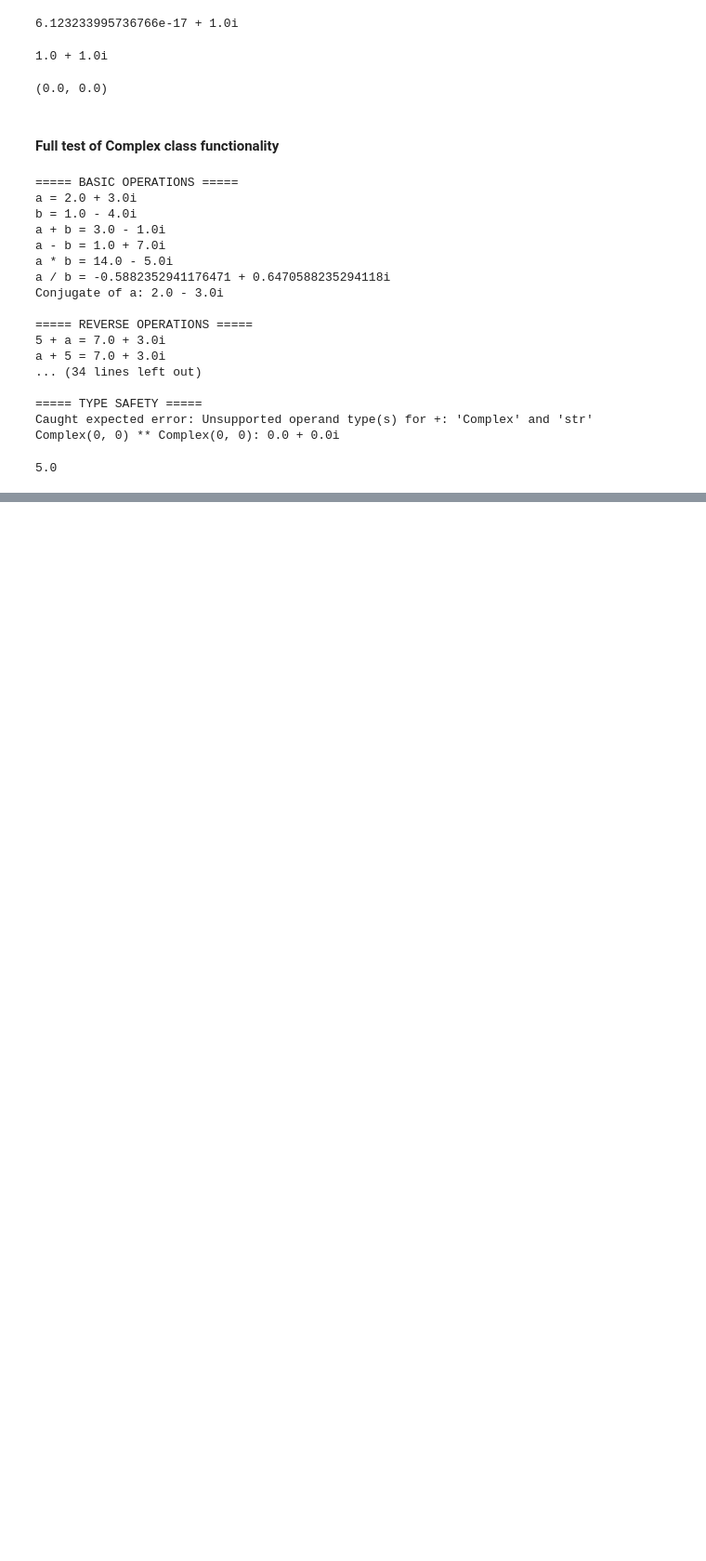
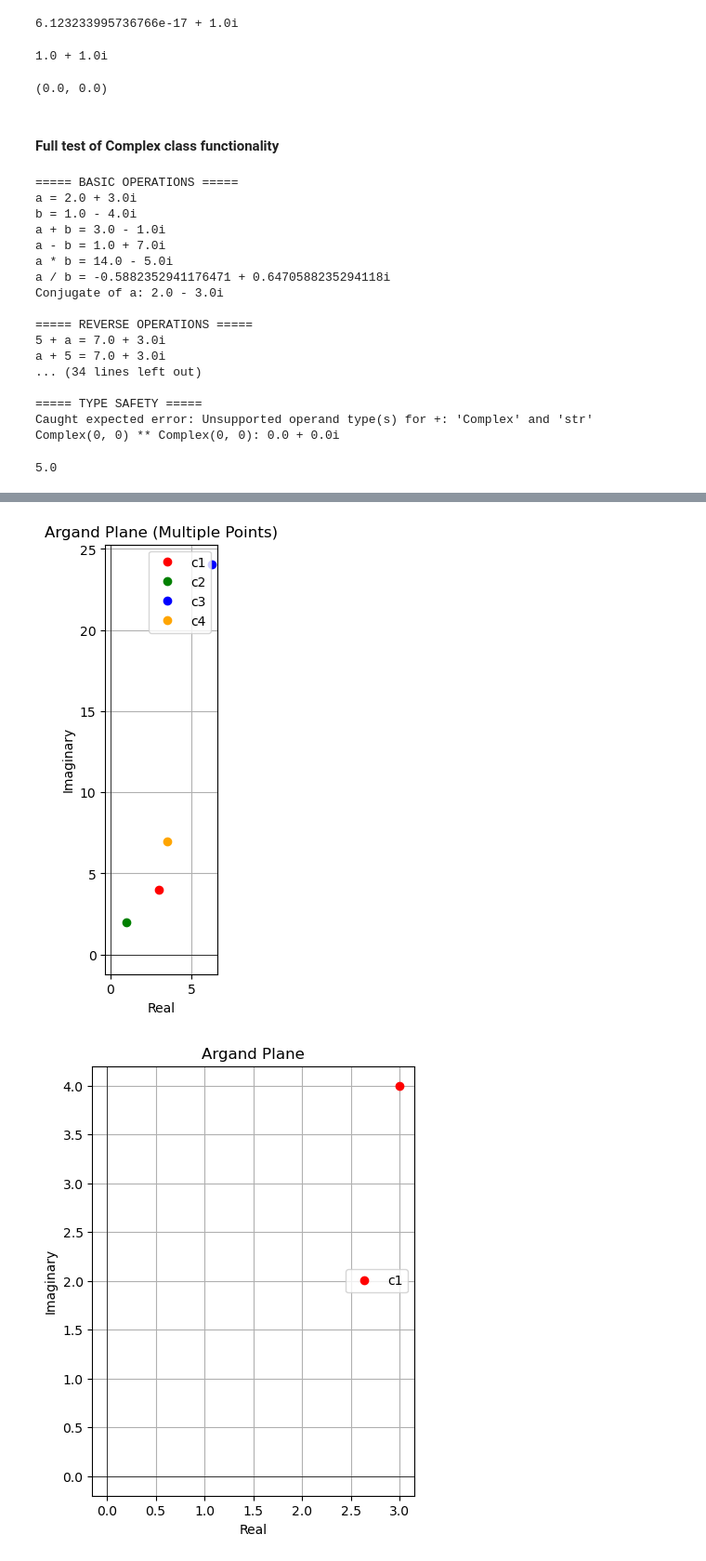
Before and after one commit to Ashirwad-Mishra/DSA, a Jupyter notebook: imaginary_calc.ipynb, the cells around one changed output, grey strips where cells are left out. Shown at 93% size. Cells and saved outputs as stored; diff of their text form; code cells hidden in the pictures; blank space fills up the shorter version.

```diff
--- a/imaginary_calc.ipynb
+++ b/imaginary_calc.ipynb
@@ -341,0 +398,7 @@ print(abs(Complex(3, 4)))  # Should print the magnitude of the complex number
+# %%
+Complex.plot_many([c1, c2, c3, c4], colors=['red', 'green', 'blue', 'orange'], labels=['c1', 'c2', 'c3', 'c4'])
+c1.plot(color='red', label='c1')
+c2.plot(color='green', label='c2')
+# %% [output]
+[figure, added]
+[figure, added]
```
Also changed, not shown: parts of 13 cells of this notebook.
